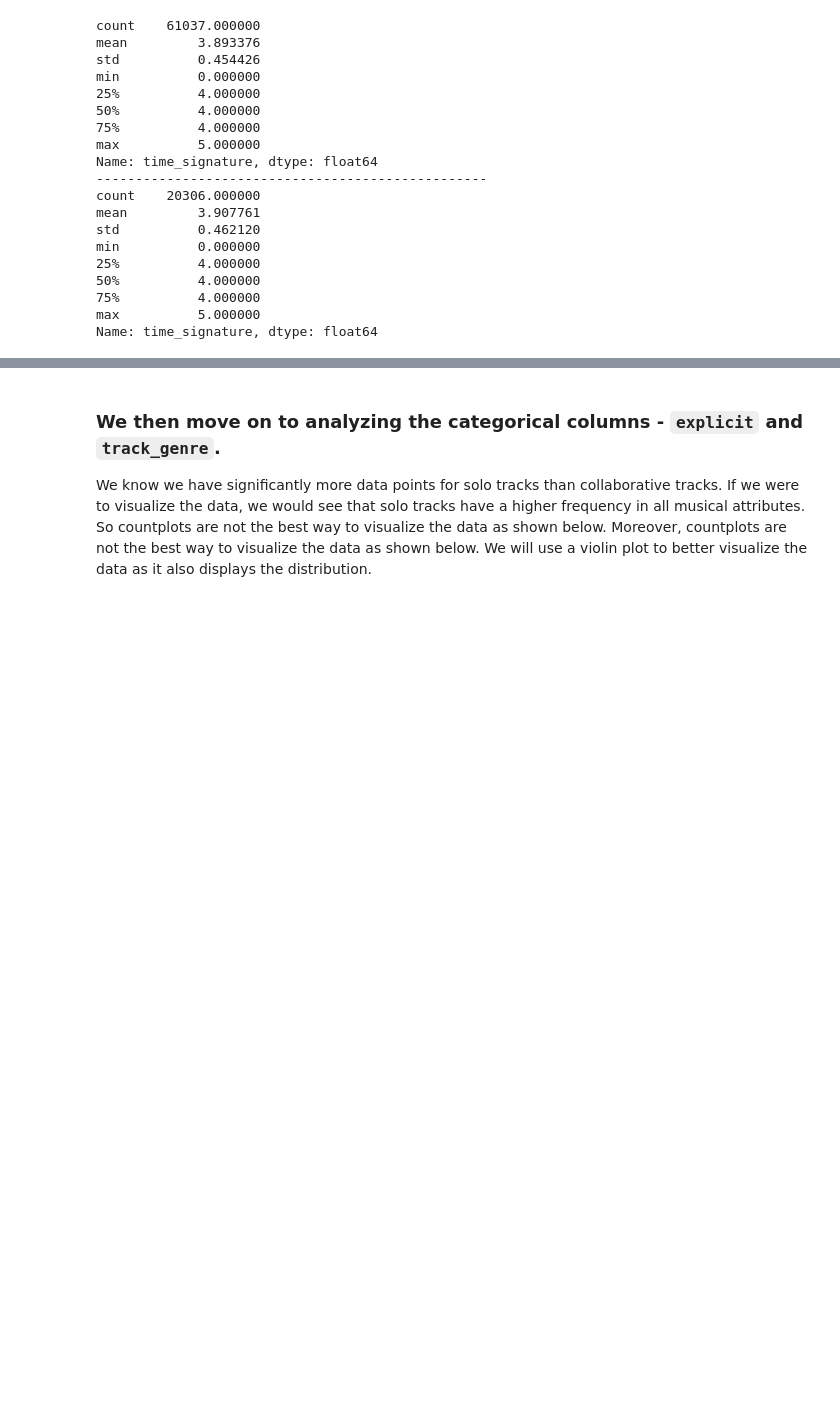
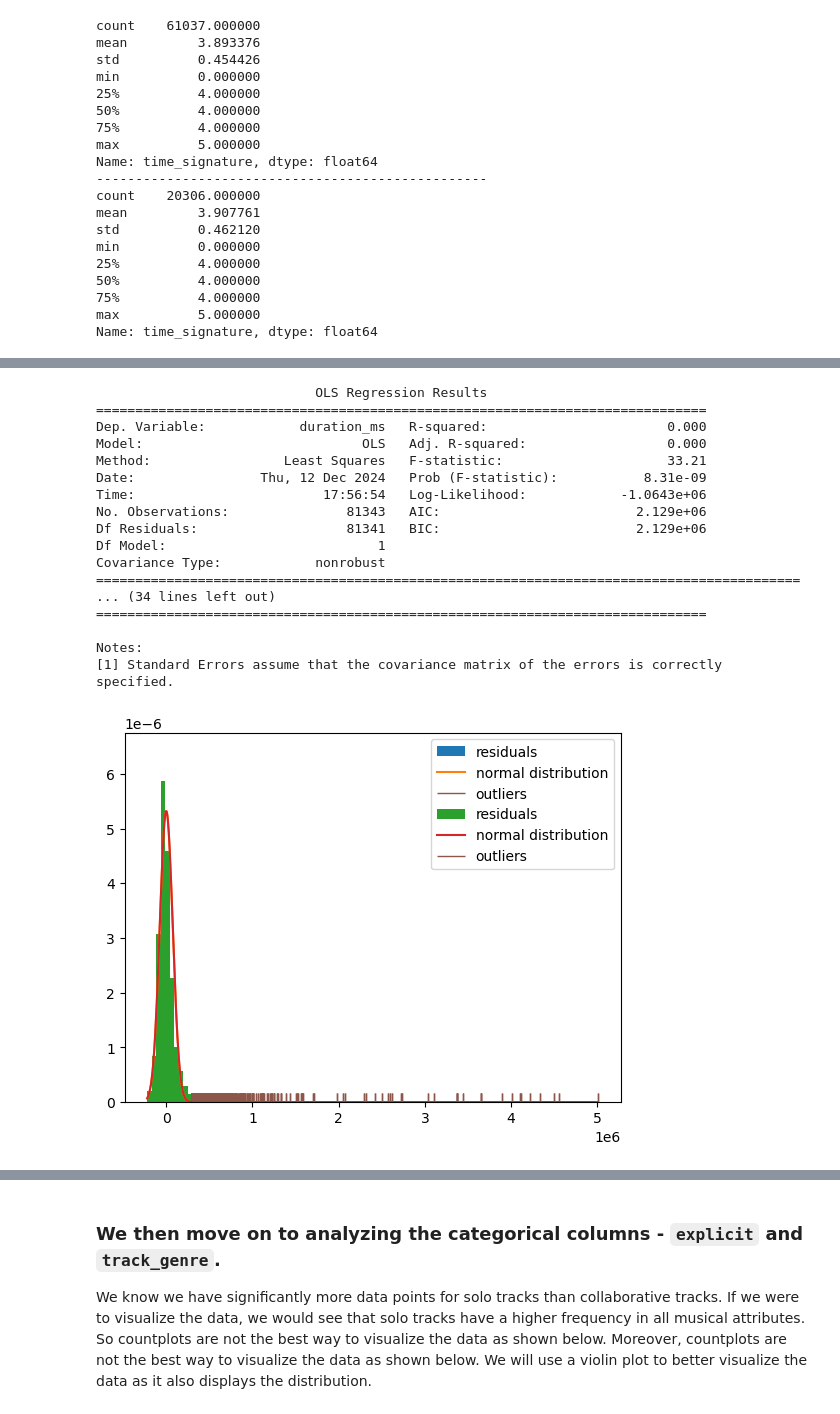
Before and after one commit to FabienThich/Solo-vs-Collab-Music, a Jupyter notebook: main.ipynb, the cells around one changed output, grey strips where cells are left out. Saved outputs shown, nothing was run; the diff lists cells and outputs as text; code cells hidden in the pictures; blank space fills up the shorter version.

```diff
--- a/main.ipynb
+++ b/main.ipynb
@@ -657,0 +739,22 @@ Name: time_signature, dtype: float64
+# %%
+residuals_function_1('duration_ms')
+residuals_function_2(residuals_function_1('duration_ms'))
+# %% [output]
+                            OLS Regression Results
+==============================================================================
+Dep. Variable:            duration_ms   R-squared:                       0.000
+Model:                            OLS   Adj. R-squared:                  0.000
+Method:                 Least Squares   F-statistic:                     33.21
+Date:                Thu, 12 Dec 2024   Prob (F-statistic):           8.31e-09
+Time:                        17:56:54   Log-Likelihood:            -1.0643e+06
+No. Observations:               81343   AIC:                         2.129e+06
+Df Residuals:                   81341   BIC:                         2.129e+06
+Df Model:                           1
+Covariance Type:            nonrobust
+==========================================================================================
+... (34 lines left out)
+==============================================================================
+
+Notes:
+[1] Standard Errors assume that the covariance matrix of the errors is correctly specified.
+[figure, added]
```
Also changed, not shown: parts of 34 cells of this notebook.
